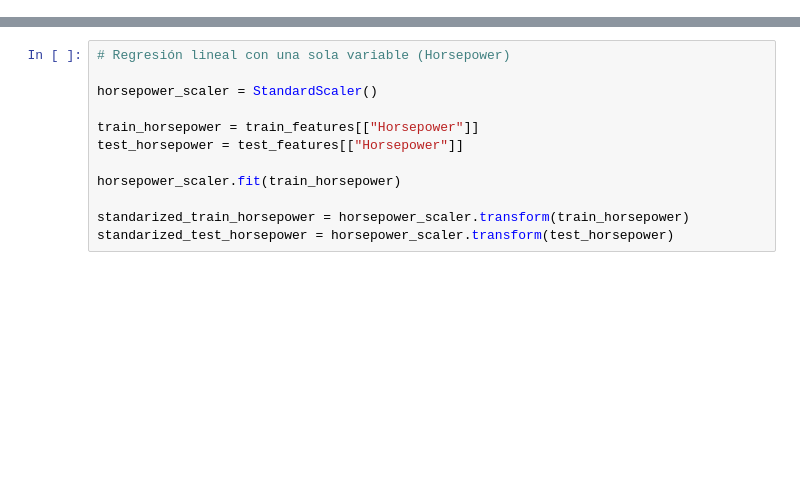
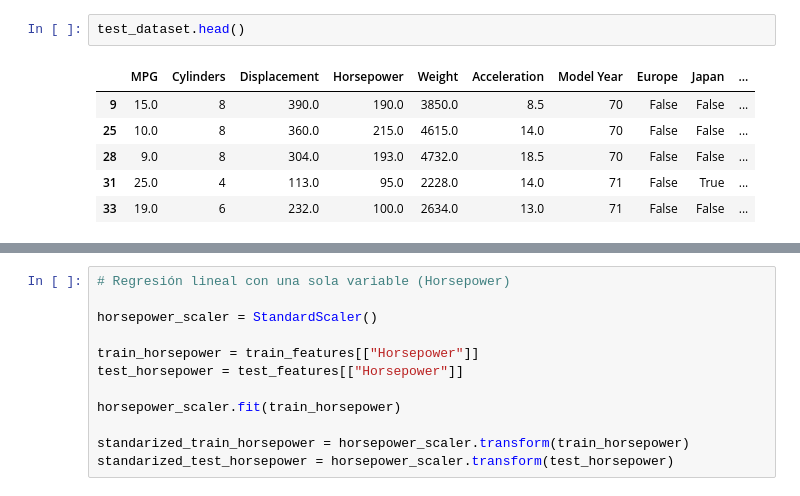
Before and after one commit to 2026-2-predictiva/std-samuel-colorado-castrillon, a Jupyter notebook: PRE_02_regresion_basica/notebooks/notebook.ipynb, the cells around one changed output, grey strips where cells are left out. Saved outputs shown, nothing was run; the diff lists cells and outputs as text; blank space fills up the shorter version.

```diff
--- a/PRE_02_regresion_basica/notebooks/notebook.ipynb
+++ b/PRE_02_regresion_basica/notebooks/notebook.ipynb
@@ -40 +87,10 @@ dataset["Origin"] = dataset["Origin"].map(
+# %%
+test_dataset.head()
+# %% [output]
+|  | MPG | Cylinders | Displacement | Horsepower | Weight | Acceleration | Model Year | Europe | Japan | ... |
+| 9 | 15.0 | 8 | 390.0 | 190.0 | 3850.0 | 8.5 | 70 | False | False | ... |
+| 25 | 10.0 | 8 | 360.0 | 215.0 | 4615.0 | 14.0 | 70 | False | False | ... |
+| 28 | 9.0 | 8 | 304.0 | 193.0 | 4732.0 | 18.5 | 70 | False | False | ... |
+| 31 | 25.0 | 4 | 113.0 | 95.0 | 2228.0 | 14.0 | 71 | False | True | ... |
+| 33 | 19.0 | 6 | 232.0 | 100.0 | 2634.0 | 13.0 | 71 | False | False | ... |
 # %%
```
Also changed, not shown: parts of 34 cells of this notebook, 2 other files.
